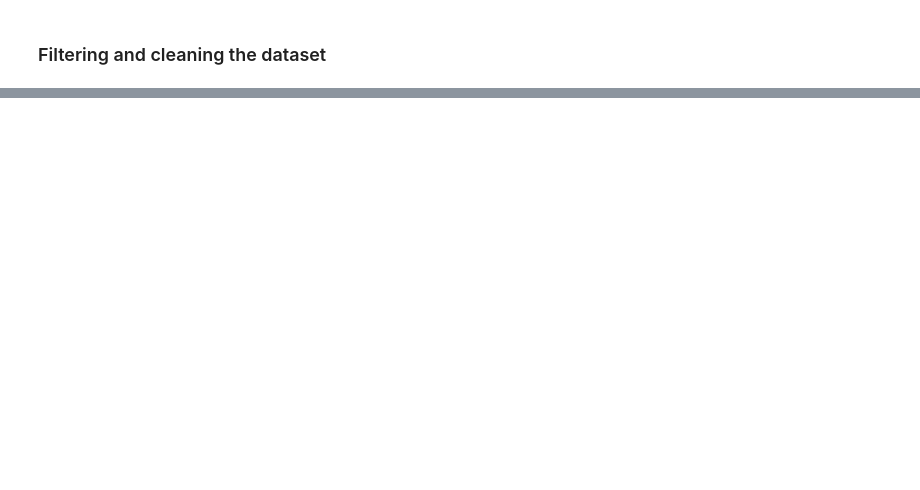
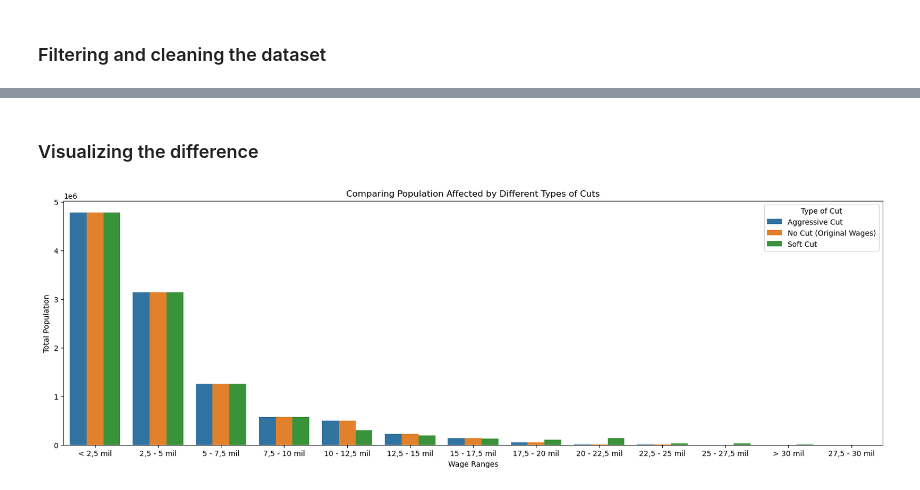
Before and after one commit to GustavoSept/Brazil_EconomicStats, a Jupyter notebook: PublicSector_SpenditureCut_BR/BR Public Sector Expenditure Cut.ipynb, the cells around one changed output, grey strips where cells are left out. Cells and saved outputs as stored; diff of their text form; code cells hidden in the pictures; blank space fills up the shorter version.

Commit message:
Re-doing the notebook with another approach and new data

```diff
--- a/PublicSector_SpenditureCut_BR/BR Public Sector Expenditure Cut.ipynb
+++ b/PublicSector_SpenditureCut_BR/BR Public Sector Expenditure Cut.ipynb
@@ -174,0 +75,6 @@ plt.show()
+# %%
+df.loc[df['group'] == 'Executivo', 'population'] = df['percentual'] * 10_023_000
+df.loc[df['group'] == 'Judiciario', 'population'] = df['percentual'] * 360_120
+df.loc[df['group'] == 'Legislativo', 'population'] = df['percentual'] * 304_290
+
+df['population'] = df['population'].astype('int')
@@ -174,0 +145,3 @@ plt.show()
+# %%
+#Soft Cut
+softCut = marginalWageCut(df, [.0,.04,.08,.12])
@@ -174,0 +158,3 @@ plt.show()
+# %%
+#Agressive Cut
+aggCut = marginalWageCut(df, [.03,.15,.35,.66])
@@ -174,0 +171,12 @@ plt.show()
+# %% [markdown]
+### Visualizing the difference
+# %%
+# Combine the dataframes to plot later
+aggCut['type'] = 'Aggressive Cut'
+softCut['type'] = 'Soft Cut'
+df['type'] = 'No Cut (Original Wages)'
+
+combined_df = pd.concat([aggCut, softCut, df], axis=0)
+
+combined_df.reset_index(drop=True, inplace=True) # Without this, next line returns an error
+combined_df.loc[combined_df['type'] == 'Original Wages', 'newWage'] = combined_df['meanWage']
@@ -174,0 +217,21 @@ plt.show()
+# %%
+# Assuming your DataFrame is called df
+# Aggregate the data by 'faixa' and 'type', summing up the 'population'
+aggregated_data = combined_df.groupby(['faixa', 'type']).sum()['population'].reset_index()
+
+# Sort aggregated_data by 'population' in descending order
+aggregated_data.sort_values(by='population', ascending=False, inplace=True)
+
+# Create a sorted list of 'faixa' based on 'population'
+sorted_faixa = aggregated_data.groupby('faixa')['population'].sum().sort_values(ascending=False).index.tolist()
+
+# Create the barplot
+plt.figure(figsize=(20, 6))
+sns.barplot(data=aggregated_data, x='faixa', y='population', hue='type', order=sorted_faixa)
+plt.title('Comparing Population Affected by Different Types of Cuts')
+plt.xlabel('Wage Ranges')
+plt.ylabel('Total Population')
+plt.legend(title='Type of Cut')
+plt.show()
+# %% [output]
+[figure, added]
```
Also changed, not shown: parts of 26 cells of this notebook.
